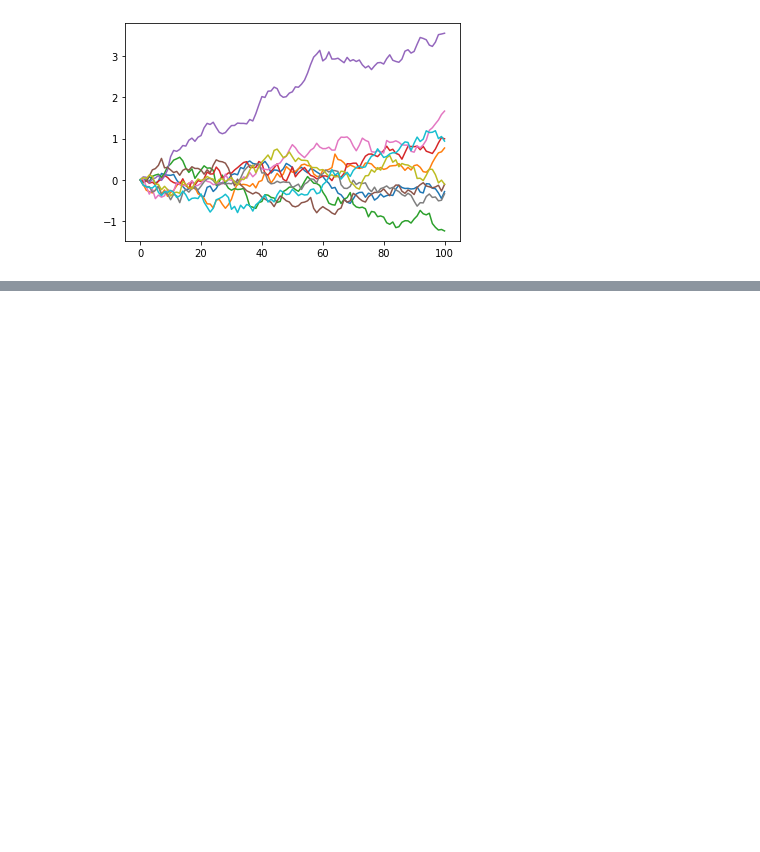
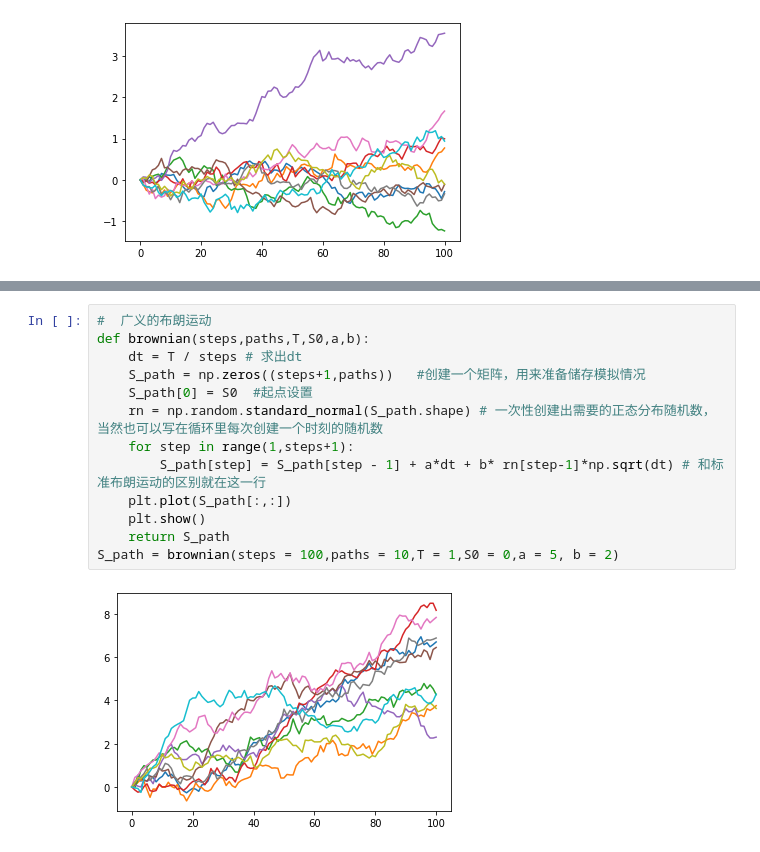
Before and after one commit to nurhachar-sibei/Derivatives, a Jupyter notebook: BrownianMotion.ipynb, the cells around one changed output, grey strips where cells are left out. Drawn from its saved outputs; the diff is of its cells as text; blank space fills up the shorter version.

```diff
--- a/BrownianMotion.ipynb
+++ b/BrownianMotion.ipynb
@@ -46,0 +57,15 @@ S_path = standar_brownian(steps = 100,paths = 10,T = 1,S0 = 0)
+# %%
+#  广义的布朗运动
+def brownian(steps,paths,T,S0,a,b):
+    dt = T / steps # 求出dt
+    S_path = np.zeros((steps+1,paths))   #创建一个矩阵，用来准备储存模拟情况
+    S_path[0] = S0  #起点设置
+    rn = np.random.standard_normal(S_path.shape) # 一次性创建出需要的正态分布随机数，当然也可以写在循环里每次创建一个时刻的随机数
+    for step in range(1,steps+1):
+        S_path[step] = S_path[step - 1] + a*dt + b* rn[step-1]*np.sqrt(dt) # 和标准布朗运动的区别就在这一行
+    plt.plot(S_path[:,:])
+    plt.show()
+    return S_path
+S_path = brownian(steps = 100,paths = 10,T = 1,S0 = 0,a = 5, b = 2)
+# %% [output]
+[figure, added]
```
Also changed, not shown: parts of 5 cells of this notebook, 1 other file.
